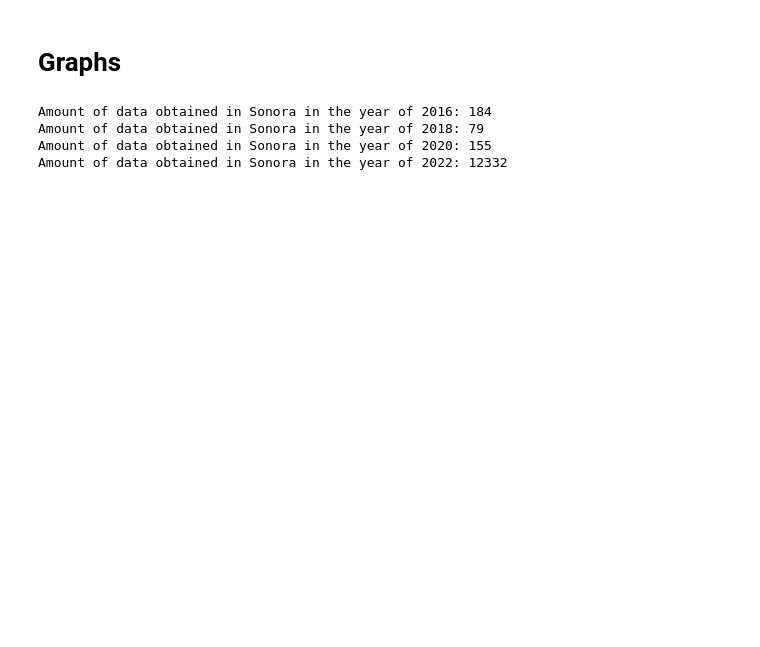
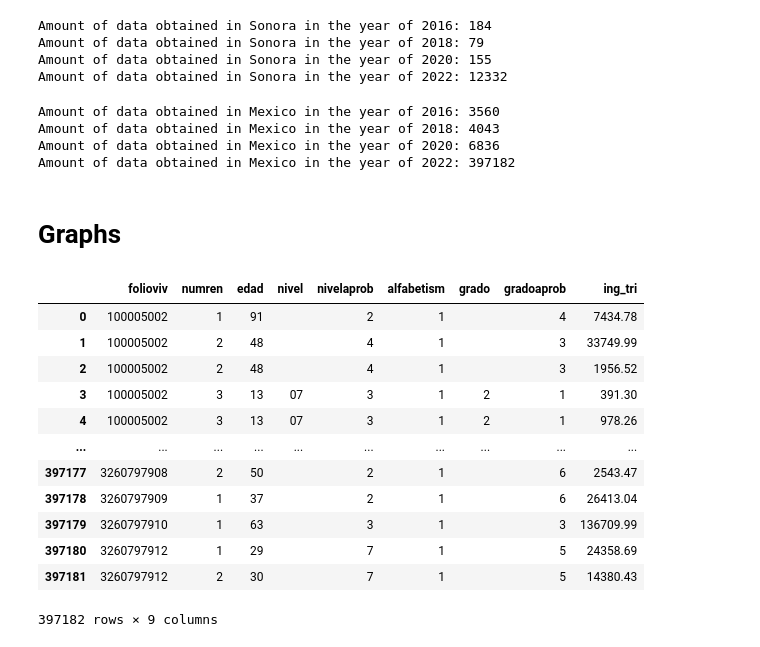
Before and after one commit to IsaacSebastian/ingCaracteristicasProyecto_, a Jupyter notebook: notebooks/2.00_fct_enigh_dataset_exploration_graphs.ipynb, the cells around one changed output. Saved outputs shown, nothing was run; the diff lists cells and outputs as text; code cells hidden in the pictures; blank space fills up the shorter version.

```diff
--- a/notebooks/2.00_fct_enigh_dataset_exploration_graphs.ipynb
+++ b/notebooks/2.00_fct_enigh_dataset_exploration_graphs.ipynb
@@ -17,2 +78,22 @@ df_2016=pd.read_csv(f"{INTERIM_PATH}/2016.csv")
+# %%
+print(f"Amount of data obtained in Sonora in the year of 2016: {len(df_2016[in_sonora(df_2016)])}")
+print(f"Amount of data obtained in Sonora in the year of 2018: {len(df_2018[in_sonora(df_2018)])}")
+print(f"Amount of data obtained in Sonora in the year of 2020: {len(df_2020[in_sonora(df_2020)])}")
+print(f"Amount of data obtained in Sonora in the year of 2022: {len(df_2022[in_sonora(df_2022)])}")
+# %% [output]
+Amount of data obtained in Sonora in the year of 2016: 184
+Amount of data obtained in Sonora in the year of 2018: 79
+Amount of data obtained in Sonora in the year of 2020: 155
+Amount of data obtained in Sonora in the year of 2022: 12332
+# %%
+print(f"Amount of data obtained in Mexico in the year of 2016: {len(df_2016)}")
+print(f"Amount of data obtained in Mexico in the year of 2018: {len(df_2018)}")
+print(f"Amount of data obtained in Mexico in the year of 2020: {len(df_2020)}")
+print(f"Amount of data obtained in Mexico in the year of 2022: {len(df_2022)}")
+# %% [output]
+Amount of data obtained in Mexico in the year of 2016: 3560
+Amount of data obtained in Mexico in the year of 2018: 4043
+Amount of data obtained in Mexico in the year of 2020: 6836
+Amount of data obtained in Mexico in the year of 2022: 397182
 # %% [markdown]
 # Graphs
@@ -80,10 +100,18 @@ def is_assisting_school(df):
-# %%
-print(f"Amount of data obtained in Sonora in the year of 2016: {len(df_2016[in_sonora(df_2016)])}")
-print(f"Amount of data obtained in Sonora in the year of 2018: {len(df_2018[in_sonora(df_2018)])}")
-print(f"Amount of data obtained in Sonora in the year of 2020: {len(df_2020[in_sonora(df_2020)])}")
-print(f"Amount of data obtained in Sonora in the year of 2022: {len(df_2022[in_sonora(df_2022)])}")
-# %% [output]
-Amount of data obtained in Sonora in the year of 2016: 184
-Amount of data obtained in Sonora in the year of 2018: 79
-Amount of data obtained in Sonora in the year of 2020: 155
-Amount of data obtained in Sonora in the year of 2022: 12332
+# %%
+df_2022[
+    ['folioviv','numren','edad','nivel','nivelaprob','alfabetism','grado','gradoaprob','ing_tri']
+]
+# %% [output]
+|  | folioviv | numren | edad | nivel | nivelaprob | alfabetism | grado | gradoaprob | ing_tri |
+| 0 | 100005002 | 1 | 91 |  | 2 | 1 |  | 4 | 7434.78 |
+| 1 | 100005002 | 2 | 48 |  | 4 | 1 |  | 3 | 33749.99 |
+| 2 | 100005002 | 2 | 48 |  | 4 | 1 |  | 3 | 1956.52 |
+| 3 | 100005002 | 3 | 13 | 07 | 3 | 1 | 2 | 1 | 391.30 |
+| 4 | 100005002 | 3 | 13 | 07 | 3 | 1 | 2 | 1 | 978.26 |
+| ... | ... | ... | ... | ... | ... | ... | ... | ... | ... |
+| 397177 | 3260797908 | 2 | 50 |  | 2 | 1 |  | 6 | 2543.47 |
+| 397178 | 3260797909 | 1 | 37 |  | 2 | 1 |  | 6 | 26413.04 |
+| 397179 | 3260797910 | 1 | 63 |  | 3 | 1 |  | 3 | 136709.99 |
+| 397180 | 3260797912 | 1 | 29 |  | 7 | 1 |  | 5 | 24358.69 |
+| 397181 | 3260797912 | 2 | 30 |  | 7 | 1 |  | 5 | 14380.43 |
+397182 rows × 9 columns
```
Also changed, not shown: parts of 5 cells of this notebook.
